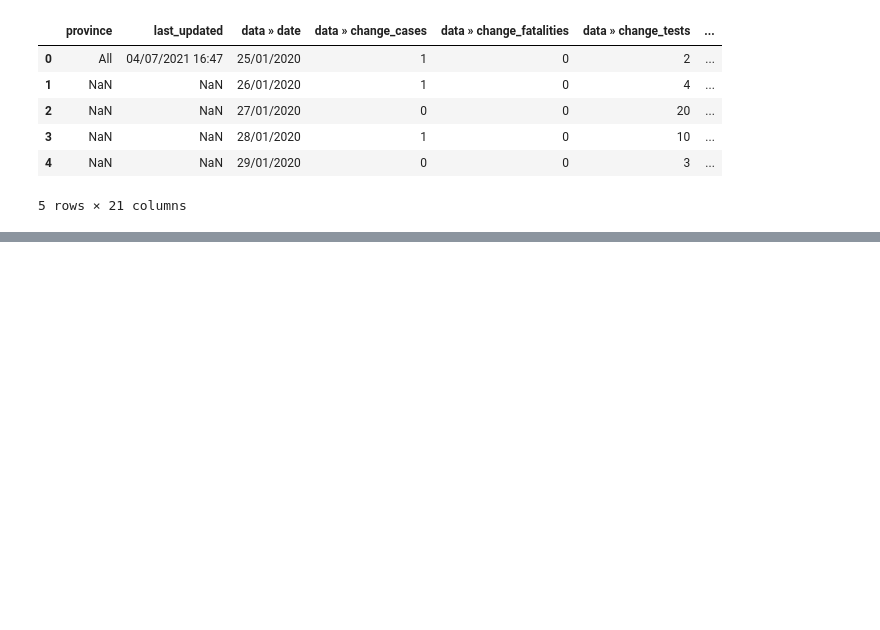
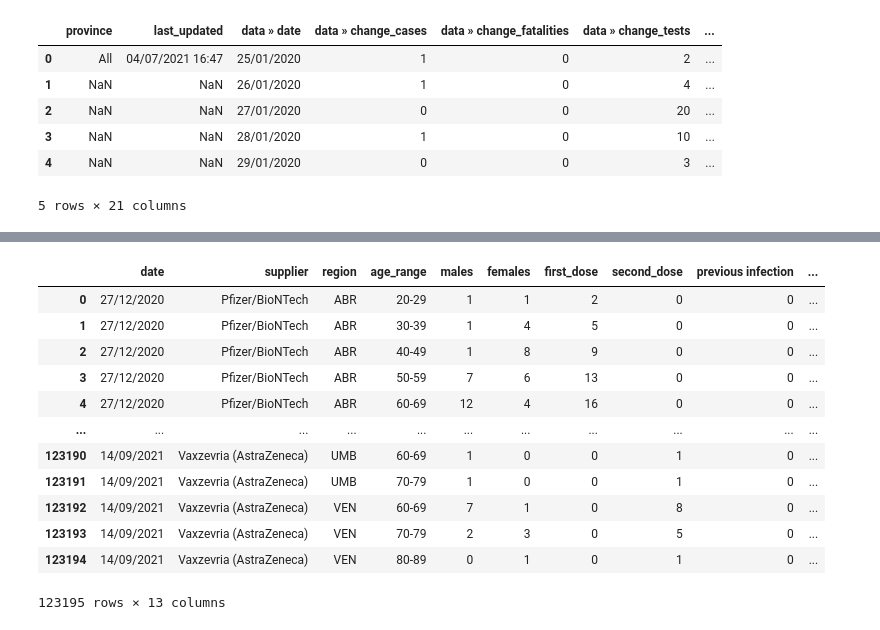
Before and after one commit to serdar-bayramov/Project-2-ETL, a Jupyter notebook: project.ipynb, the cells around one changed output, grey strips where cells are left out. Drawn from its saved outputs; the diff is of its cells as text; code cells hidden in the pictures; blank space fills up the shorter version.

```diff
--- a/project.ipynb
+++ b/project.ipynb
@@ -48,0 +240,17 @@ uk_df.head()
+# %%
+italy  = italy_df.rename(columns = {'administration_date': 'date','region_name':'region','daily_vaccinations':'total vaccination', 'total_vaccinations':'total vaccinations'})
+italy
+# %% [output]
+|  | date | supplier | region | age_range | males | females | first_dose | second_dose | previous infection | ... |
+| 0 | 27/12/2020 | Pfizer/BioNTech | ABR | 20-29 | 1 | 1 | 2 | 0 | 0 | ... |
+| 1 | 27/12/2020 | Pfizer/BioNTech | ABR | 30-39 | 1 | 4 | 5 | 0 | 0 | ... |
+| 2 | 27/12/2020 | Pfizer/BioNTech | ABR | 40-49 | 1 | 8 | 9 | 0 | 0 | ... |
+| 3 | 27/12/2020 | Pfizer/BioNTech | ABR | 50-59 | 7 | 6 | 13 | 0 | 0 | ... |
+| 4 | 27/12/2020 | Pfizer/BioNTech | ABR | 60-69 | 12 | 4 | 16 | 0 | 0 | ... |
+| ... | ... | ... | ... | ... | ... | ... | ... | ... | ... | ... |
+| 123190 | 14/09/2021 | Vaxzevria (AstraZeneca) | UMB | 60-69 | 1 | 0 | 0 | 1 | 0 | ... |
+| 123191 | 14/09/2021 | Vaxzevria (AstraZeneca) | UMB | 70-79 | 1 | 0 | 0 | 1 | 0 | ... |
+| 123192 | 14/09/2021 | Vaxzevria (AstraZeneca) | VEN | 60-69 | 7 | 1 | 0 | 8 | 0 | ... |
+| 123193 | 14/09/2021 | Vaxzevria (AstraZeneca) | VEN | 70-79 | 2 | 3 | 0 | 5 | 0 | ... |
+| 123194 | 14/09/2021 | Vaxzevria (AstraZeneca) | VEN | 80-89 | 0 | 1 | 0 | 1 | 0 | ... |
+123195 rows × 13 columns
```
Also changed, not shown: parts of 21 cells of this notebook, 2 other files.
